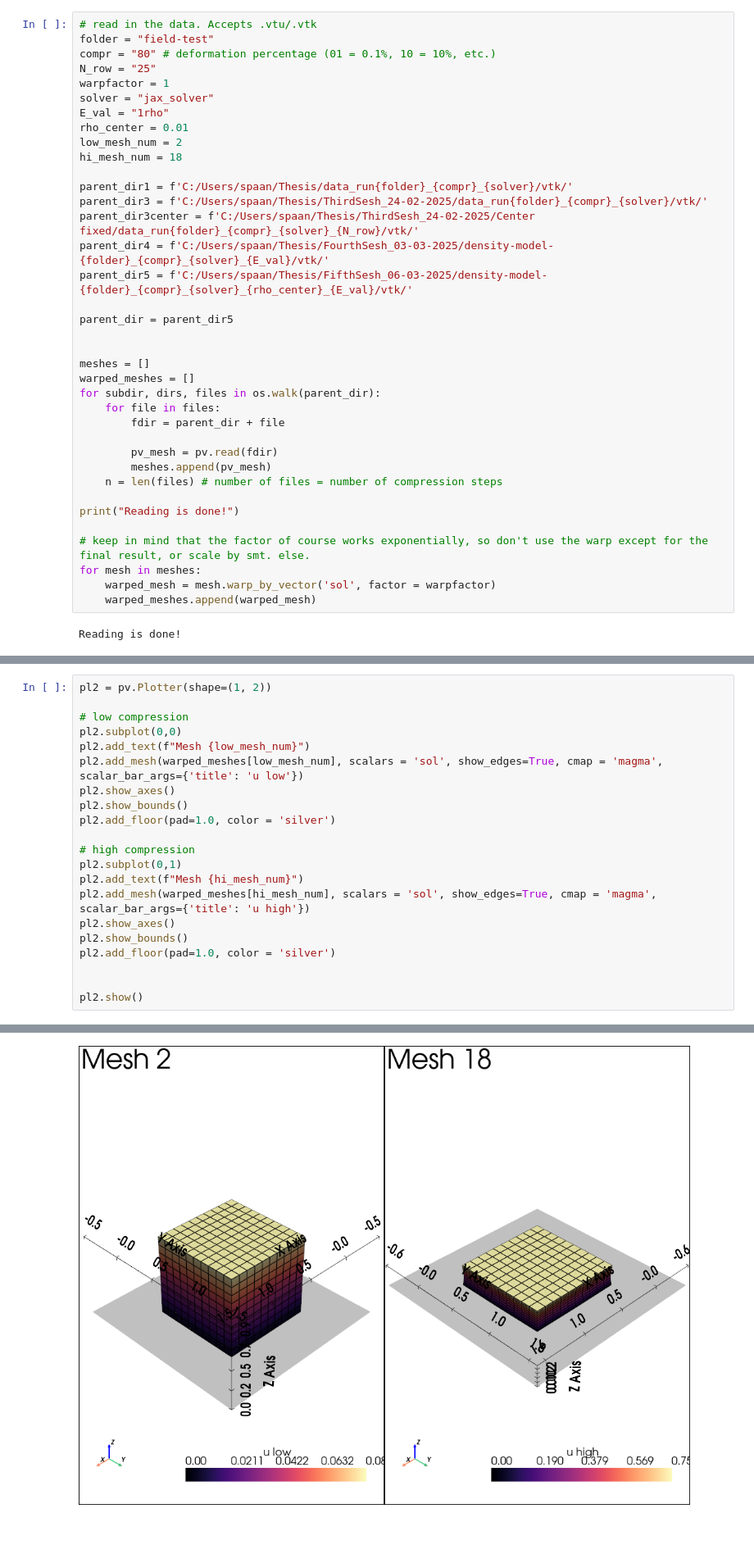
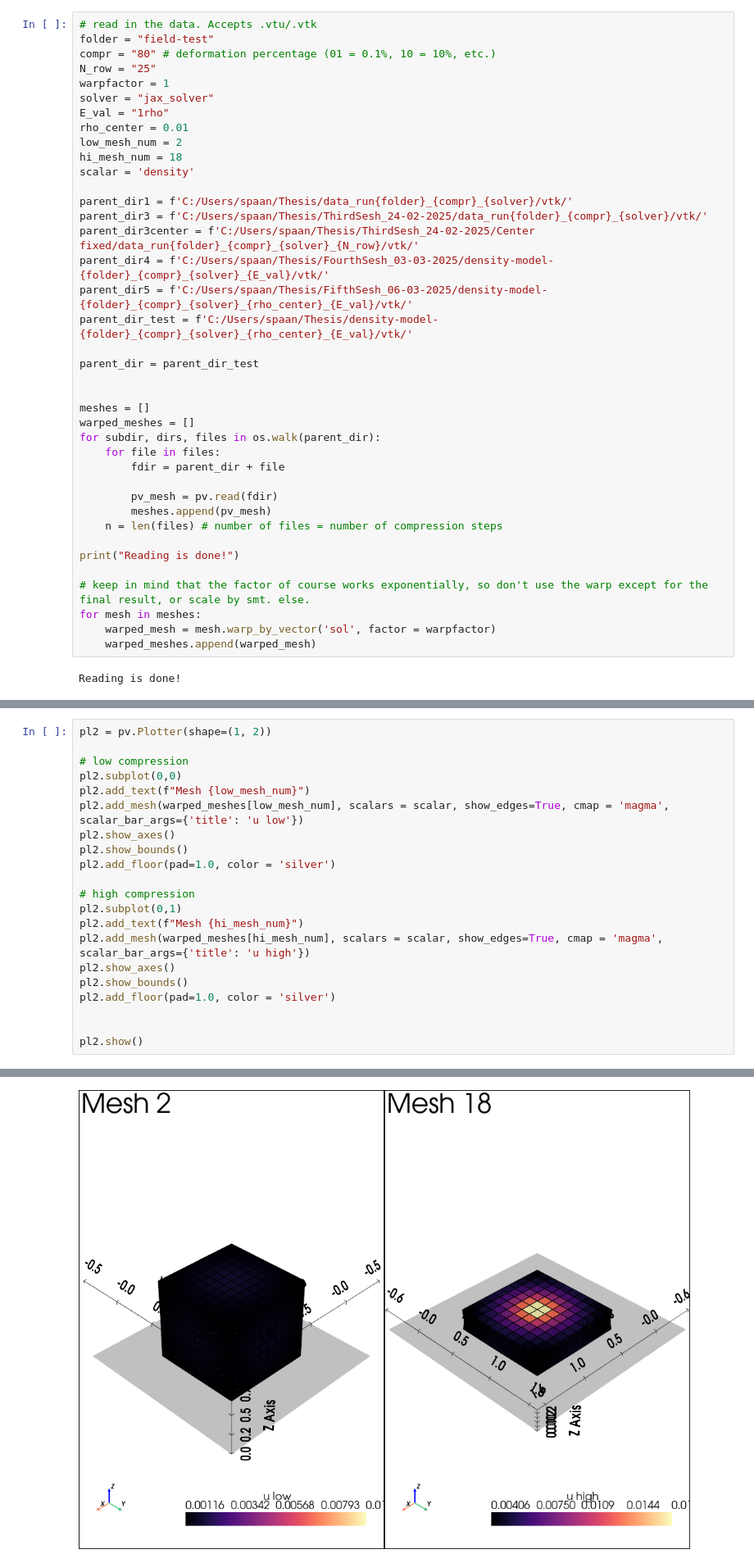
Before and after one commit to Ghira221/Fluffy_Aggregates, a Jupyter notebook: mesh-analysis.ipynb, the cells around one changed output, grey strips where cells are left out. Shown at 82% size. Saved outputs shown, nothing was run; the diff lists cells and outputs as text; blank space fills up the shorter version.

```diff
--- a/mesh-analysis.ipynb
+++ b/mesh-analysis.ipynb
@@ -35,14 +35,16 @@ E_val = "1rho"
 rho_center = 0.01
 low_mesh_num = 2
 hi_mesh_num = 18
+scalar = 'density'
 
 parent_dir1 = f'C:/Users/spaan/Thesis/data_run{folder}_{compr}_{solver}/vtk/'
 parent_dir3 = f'C:/Users/spaan/Thesis/ThirdSesh_24-02-2025/data_run{folder}_{compr}_{solver}/vtk/'
 parent_dir3center = f'C:/Users/spaan/Thesis/ThirdSesh_24-02-2025/Center fixed/data_run{folder}_{compr}_{solver}_{N_row}/vtk/'
 parent_dir4 = f'C:/Users/spaan/Thesis/FourthSesh_03-03-2025/density-model-{folder}_{compr}_{solver}_{E_val}/vtk/'
 parent_dir5 = f'C:/Users/spaan/Thesis/FifthSesh_06-03-2025/density-model-{folder}_{compr}_{solver}_{rho_center}_{E_val}/vtk/'
+parent_dir_test = f'C:/Users/spaan/Thesis/density-model-{folder}_{compr}_{solver}_{rho_center}_{E_val}/vtk/'
 
-parent_dir = parent_dir5
+parent_dir = parent_dir_test
 
 
 meshes = []
@@ -109,30 +111,30 @@ We now turn to the deformed mesh. We have to warp the mesh by the solution field
 # %%
 pl2 = pv.Plotter(shape=(1, 2))
 
 # low compression
 pl2.subplot(0,0)
 pl2.add_text(f"Mesh {low_mesh_num}")
-pl2.add_mesh(warped_meshes[low_mesh_num], scalars = 'sol', show_edges=True, cmap = 'magma',  scalar_bar_args={'title': 'u low'})
+pl2.add_mesh(warped_meshes[low_mesh_num], scalars = scalar, show_edges=True, cmap = 'magma',  scalar_bar_args={'title': 'u low'})
 pl2.show_axes()
 pl2.show_bounds()
 pl2.add_floor(pad=1.0, color = 'silver')
 
 # high compression
 pl2.subplot(0,1)
 pl2.add_text(f"Mesh {hi_mesh_num}")
-pl2.add_mesh(warped_meshes[hi_mesh_num], scalars = 'sol', show_edges=True, cmap = 'magma',  scalar_bar_args={'title': 'u high'})
+pl2.add_mesh(warped_meshes[hi_mesh_num], scalars = scalar, show_edges=True, cmap = 'magma',  scalar_bar_args={'title': 'u high'})
 pl2.show_axes()
 pl2.show_bounds()
 pl2.add_floor(pad=1.0, color = 'silver')
 
 
 pl2.show()
 # %% [output]
 cannot import name 'vtk' from 'trame.widgets' (c:\Users\spaan\AppData\Local\Programs\Python\Python312\Lib\site-packages\trame\widgets\__init__.py)
 
 Falling back to a static output.
   warnings.warn(
-[figure, old version]
+[figure, new version]
 # %% [markdown]
 ### 2. Mesh slices
 Various mesh slices. The `normal = [x,y,z]` param specifies how the normal vector to the slice is oriented.
```
Also changed, not shown: parts of 4 cells of this notebook, 1 other file.
